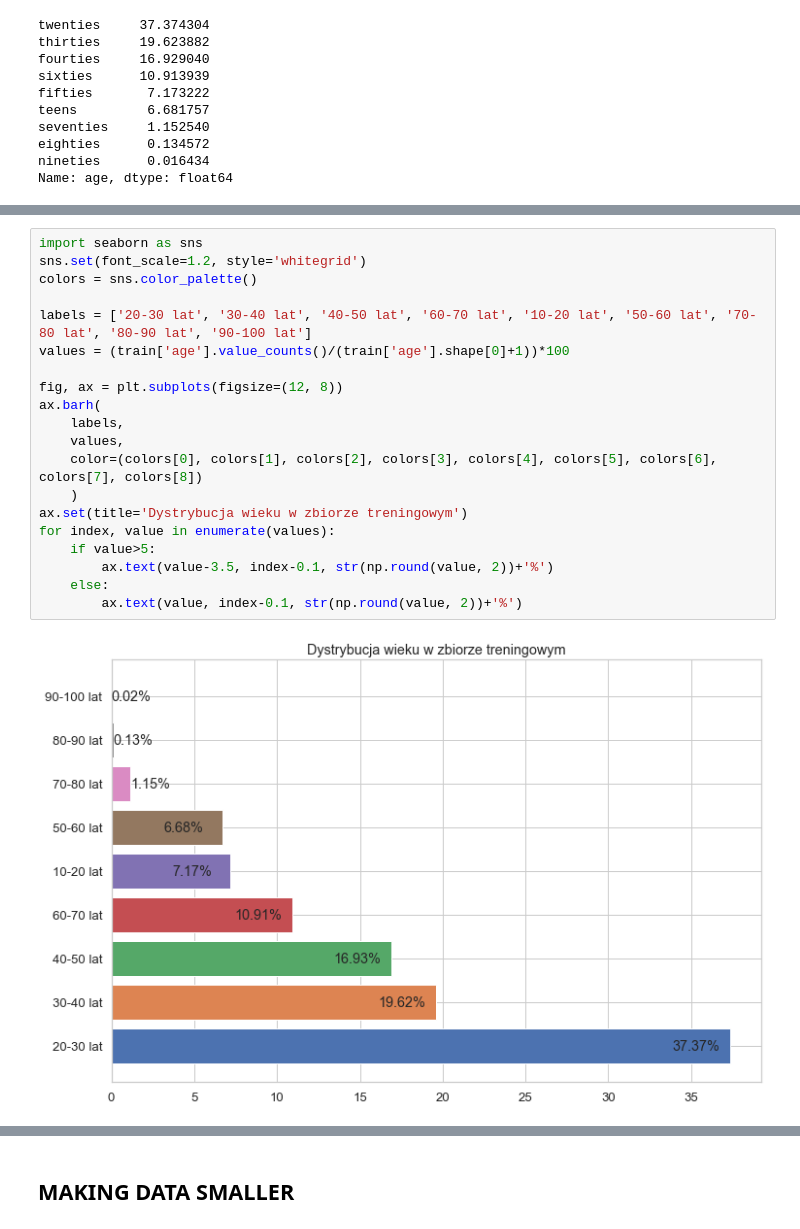
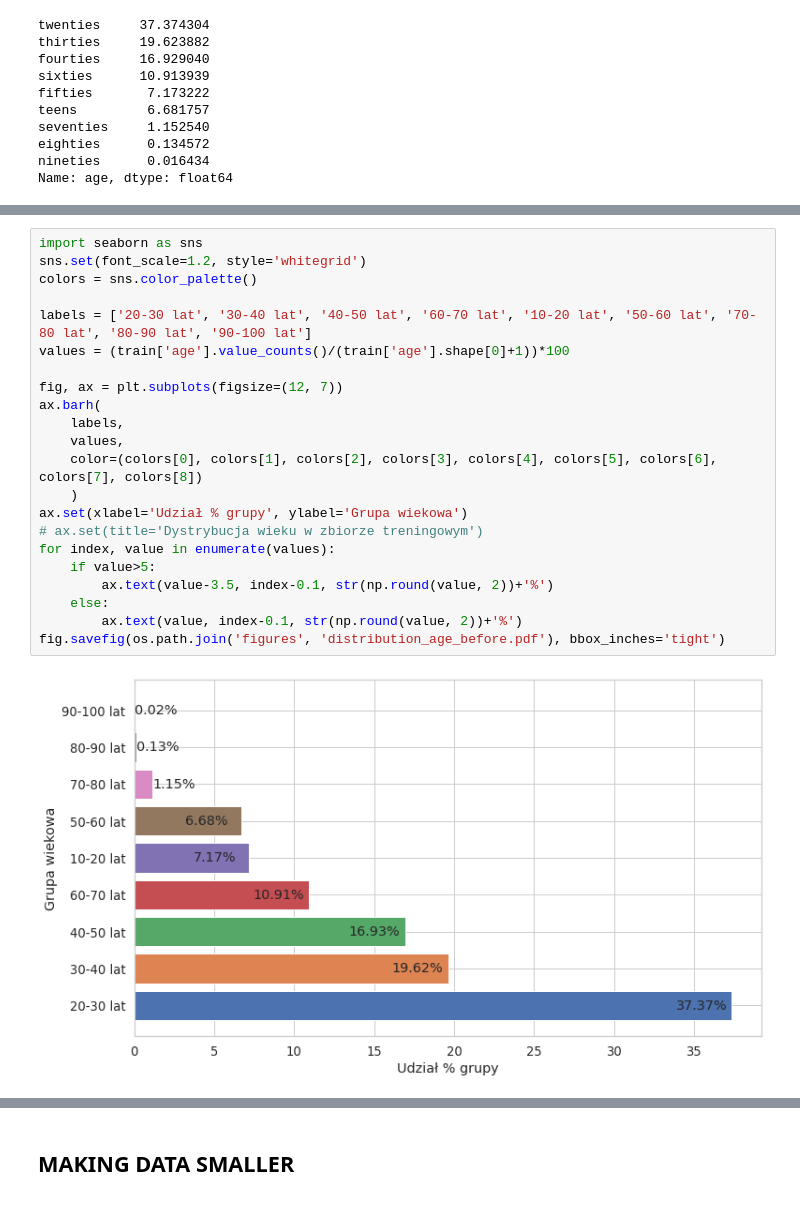
Before and after one commit to Stsh4lson/speech-to-age-gender, a Jupyter notebook: exploration.ipynb, the cells around one changed output, grey strips where cells are left out. Drawn from its saved outputs; the diff is of its cells as text.

```diff
--- a/exploration.ipynb
+++ b/exploration.ipynb
@@ -101,23 +101,25 @@ array([0, 1], dtype=int64)
 # %%
 import seaborn as sns
 sns.set(font_scale=1.2, style='whitegrid')
 colors = sns.color_palette()
 
 labels = ['20-30 lat', '30-40 lat', '40-50 lat', '60-70 lat', '10-20 lat', '50-60 lat', '70-80 lat', '80-90 lat', '90-100 lat']
 values = (train['age'].value_counts()/(train['age'].shape[0]+1))*100
 
-fig, ax = plt.subplots(figsize=(12, 8))
+fig, ax = plt.subplots(figsize=(12, 7))
 ax.barh(
     labels,
     values,
     color=(colors[0], colors[1], colors[2], colors[3], colors[4], colors[5], colors[6], colors[7], colors[8])
     )
-ax.set(title='Dystrybucja wieku w zbiorze treningowym')
+ax.set(xlabel='Udział % grupy', ylabel='Grupa wiekowa')
+# ax.set(title='Dystrybucja wieku w zbiorze treningowym')
 for index, value in enumerate(values):
     if value>5:
         ax.text(value-3.5, index-0.1, str(np.round(value, 2))+'%')
     else:
         ax.text(value, index-0.1, str(np.round(value, 2))+'%')
+fig.savefig(os.path.join('figures', 'distribution_age_before.pdf'), bbox_inches='tight')
 # %% [output]
-[figure, old version]
+[figure, new version]
 # %%
```
Also changed, not shown: parts of 12 cells of this notebook, 15 other files.
